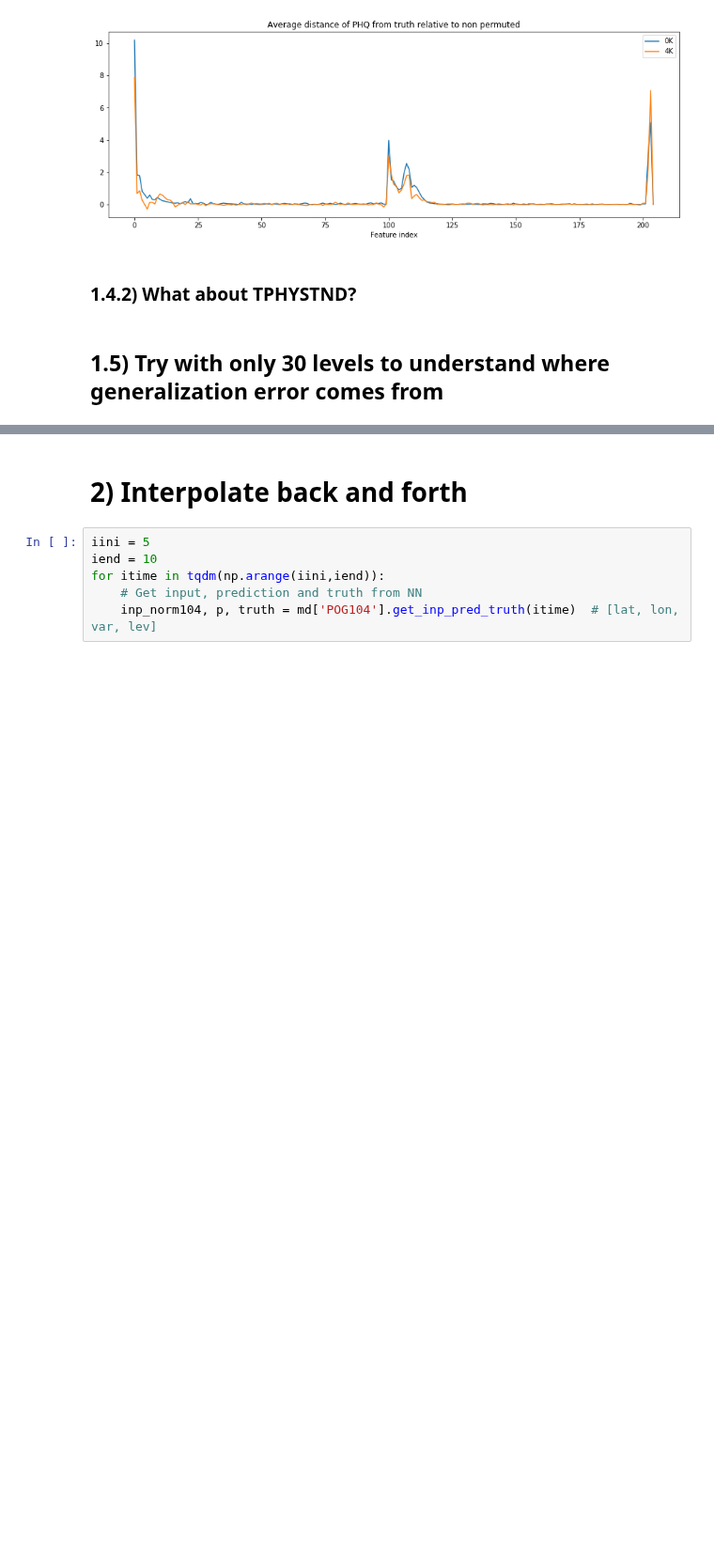
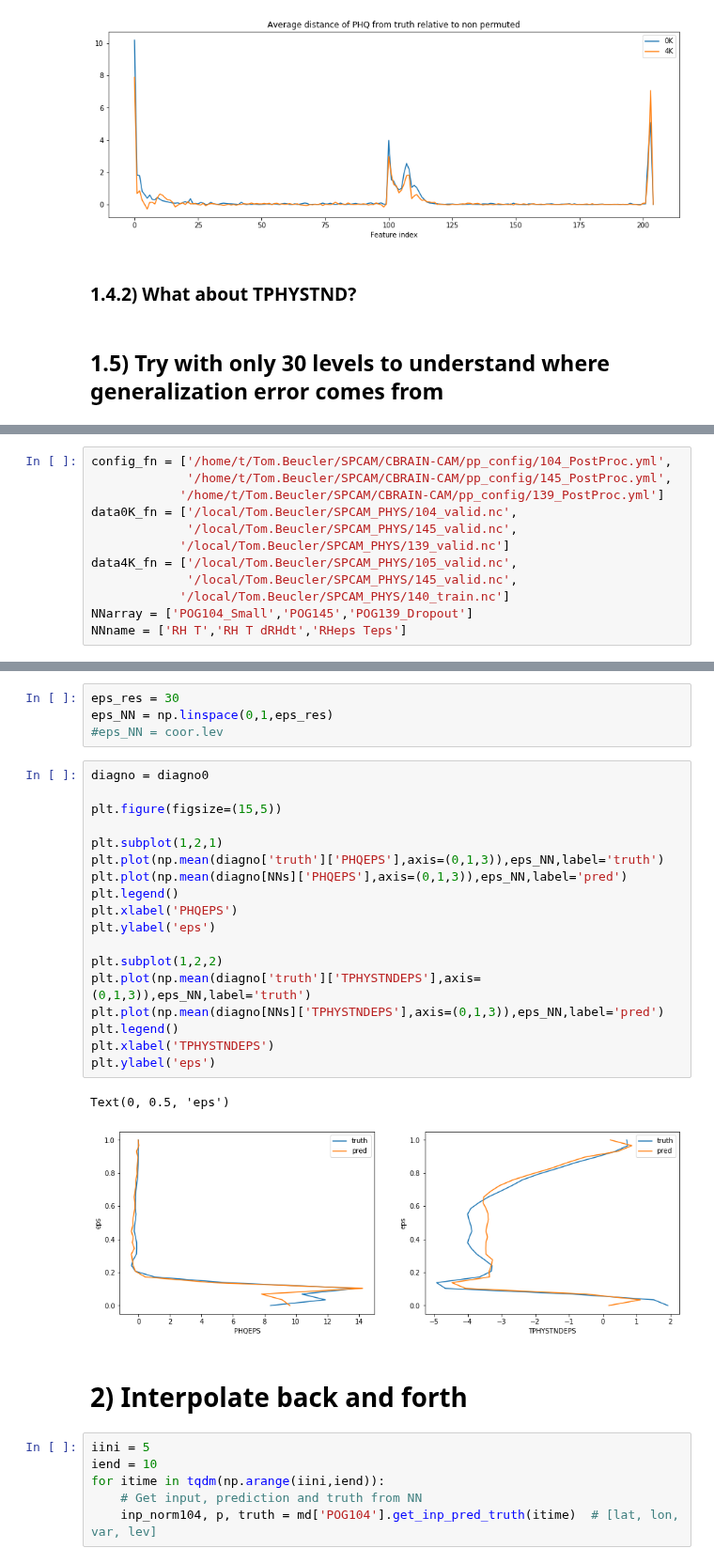
Before and after one commit to wallingTACC/CBRAIN-CAM, a Jupyter notebook: notebooks/tbeucler_devlog/033_Reinterpolate_eps_NN_back.ipynb, the cells around one changed output, grey strips where cells are left out. Shown at 94% size. Cells and saved outputs as stored; diff of their text form; blank space fills up the shorter version.

```diff
--- a/notebooks/tbeucler_devlog/033_Reinterpolate_eps_NN_back.ipynb
+++ b/notebooks/tbeucler_devlog/033_Reinterpolate_eps_NN_back.ipynb
@@ -339,0 +465,12 @@ Text(0.5, 1.0, 'Average distance of PHQ from truth relative to non permuted')
+# %%
+config_fn = ['/home/t/Tom.Beucler/SPCAM/CBRAIN-CAM/pp_config/104_PostProc.yml',
+             '/home/t/Tom.Beucler/SPCAM/CBRAIN-CAM/pp_config/145_PostProc.yml',
+            '/home/t/Tom.Beucler/SPCAM/CBRAIN-CAM/pp_config/139_PostProc.yml']
+data0K_fn = ['/local/Tom.Beucler/SPCAM_PHYS/104_valid.nc',
+             '/local/Tom.Beucler/SPCAM_PHYS/145_valid.nc',
+            '/local/Tom.Beucler/SPCAM_PHYS/139_valid.nc']
+data4K_fn = ['/local/Tom.Beucler/SPCAM_PHYS/105_valid.nc',
+             '/local/Tom.Beucler/SPCAM_PHYS/145_valid.nc',
+            '/local/Tom.Beucler/SPCAM_PHYS/140_train.nc']
+NNarray = ['POG104_Small','POG145','POG139_Dropout']
+NNname = ['RH T','RH T dRHdt','RHeps Teps']
@@ -340,3 +533,28 @@ Text(0.5, 1.0, 'Average distance of PHQ from truth relative to non permuted')
+# %%
+eps_res = 30
+eps_NN = np.linspace(0,1,eps_res)
+#eps_NN = coor.lev
+# %%
+diagno = diagno0
+
+plt.figure(figsize=(15,5))
+
+plt.subplot(1,2,1)
+plt.plot(np.mean(diagno['truth']['PHQEPS'],axis=(0,1,3)),eps_NN,label='truth')
+plt.plot(np.mean(diagno[NNs]['PHQEPS'],axis=(0,1,3)),eps_NN,label='pred')
+plt.legend()
+plt.xlabel('PHQEPS')
+plt.ylabel('eps')
+
+plt.subplot(1,2,2)
+plt.plot(np.mean(diagno['truth']['TPHYSTNDEPS'],axis=(0,1,3)),eps_NN,label='truth')
+plt.plot(np.mean(diagno[NNs]['TPHYSTNDEPS'],axis=(0,1,3)),eps_NN,label='pred')
+plt.legend()
+plt.xlabel('TPHYSTNDEPS')
+plt.ylabel('eps')
+# %% [output]
+Text(0, 0.5, 'eps')
+[figure, added]
 # %% [markdown]
 # 2) Interpolate back and forth
 # %%
```
Also changed, not shown: parts of 12 cells of this notebook, 1 other file.
